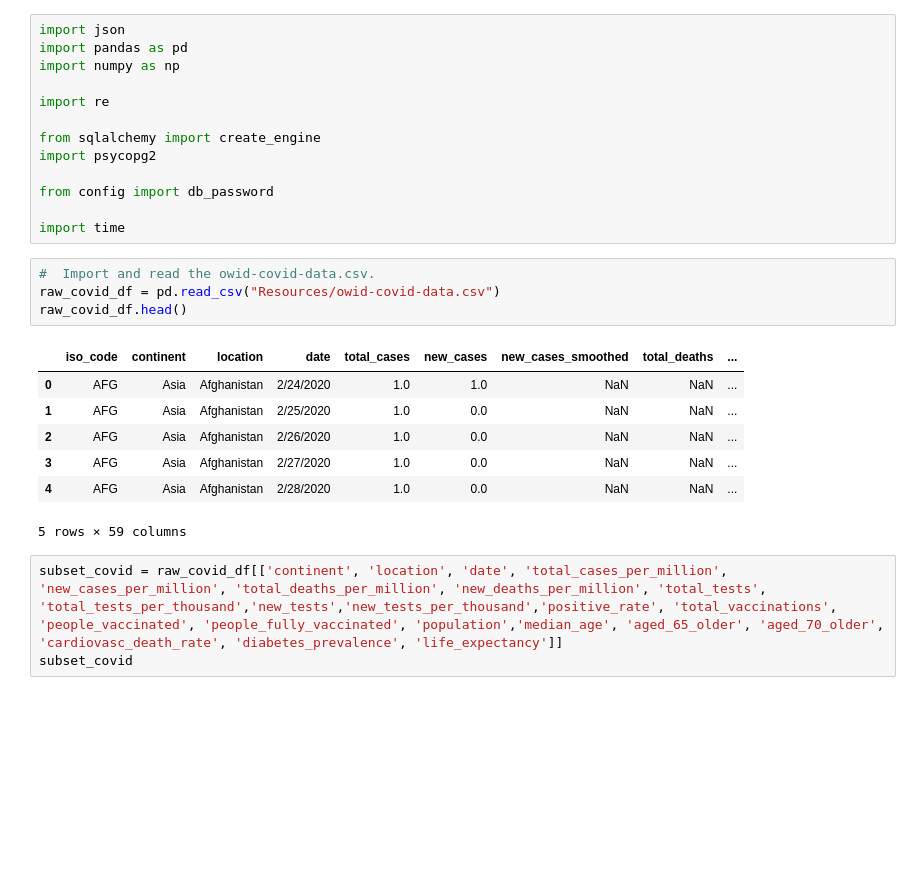
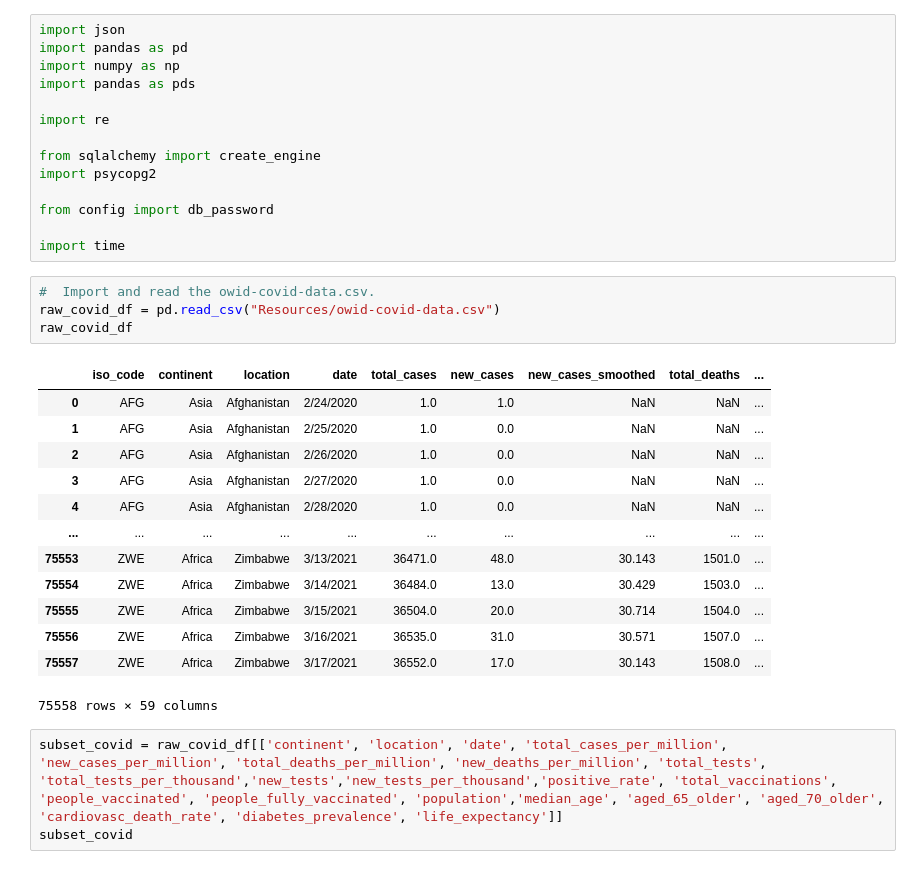
Before and after one commit to luke-c-newell/Final_Project, a Jupyter notebook: Database_ETL.ipynb, the cells around one changed output. Saved outputs shown, nothing was run; the diff lists cells and outputs as text; blank space fills up the shorter version.

```diff
--- a/Database_ETL.ipynb
+++ b/Database_ETL.ipynb
@@ -2,6 +2,7 @@
 import json
 import pandas as pd
 import numpy as np
+import pandas as pds
 
 import re
 
@@ -14,15 +15,21 @@ import time
 # %%
 #  Import and read the owid-covid-data.csv.
 raw_covid_df = pd.read_csv("Resources/owid-covid-data.csv")
-raw_covid_df.head()
+raw_covid_df
 # %% [output]
 |  | iso_code | continent | location | date | total_cases | new_cases | new_cases_smoothed | total_deaths | ... |
 | 0 | AFG | Asia | Afghanistan | 2/24/2020 | 1.0 | 1.0 | NaN | NaN | ... |
 | 1 | AFG | Asia | Afghanistan | 2/25/2020 | 1.0 | 0.0 | NaN | NaN | ... |
 | 2 | AFG | Asia | Afghanistan | 2/26/2020 | 1.0 | 0.0 | NaN | NaN | ... |
 | 3 | AFG | Asia | Afghanistan | 2/27/2020 | 1.0 | 0.0 | NaN | NaN | ... |
 | 4 | AFG | Asia | Afghanistan | 2/28/2020 | 1.0 | 0.0 | NaN | NaN | ... |
+| ... | ... | ... | ... | ... | ... | ... | ... | ... | ... |
+| 75553 | ZWE | Africa | Zimbabwe | 3/13/2021 | 36471.0 | 48.0 | 30.143 | 1501.0 | ... |
+| 75554 | ZWE | Africa | Zimbabwe | 3/14/2021 | 36484.0 | 13.0 | 30.429 | 1503.0 | ... |
+| 75555 | ZWE | Africa | Zimbabwe | 3/15/2021 | 36504.0 | 20.0 | 30.714 | 1504.0 | ... |
+| 75556 | ZWE | Africa | Zimbabwe | 3/16/2021 | 36535.0 | 31.0 | 30.571 | 1507.0 | ... |
+| 75557 | ZWE | Africa | Zimbabwe | 3/17/2021 | 36552.0 | 17.0 | 30.143 | 1508.0 | ... |
-5 rows × 59 columns
+75558 rows × 59 columns
 # %%
 subset_covid = raw_covid_df[['continent', 'location', 'date', 'total_cases_per_million', 'new_cases_per_million', 'total_deaths_per_million', 'new_deaths_per_million', 'total_tests', 'total_tests_per_thousand','new_tests','new_tests_per_thousand','positive_rate', 'total_vaccinations', 'people_vaccinated', 'people_fully_vaccinated', 'population','median_age', 'aged_65_older', 'aged_70_older', 'cardiovasc_death_rate', 'diabetes_prevalence', 'life_expectancy']]
 subset_covid
```
Also changed, not shown: parts of 2 cells of this notebook.
